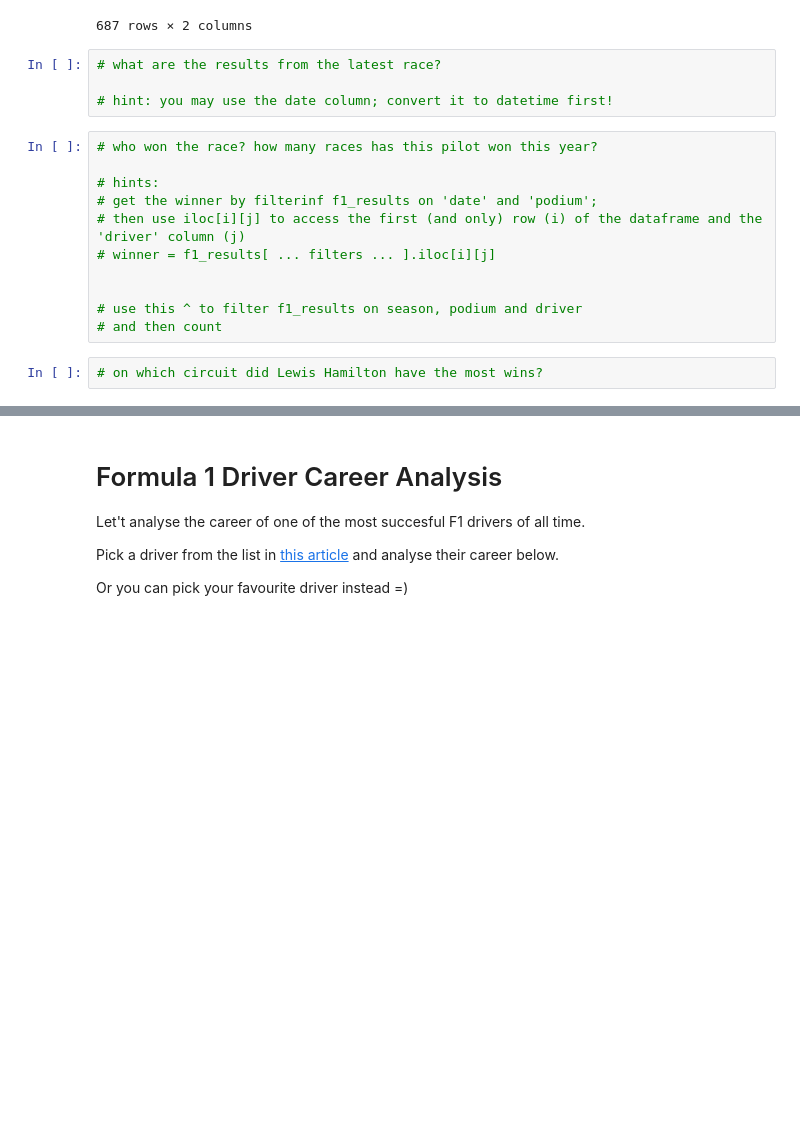
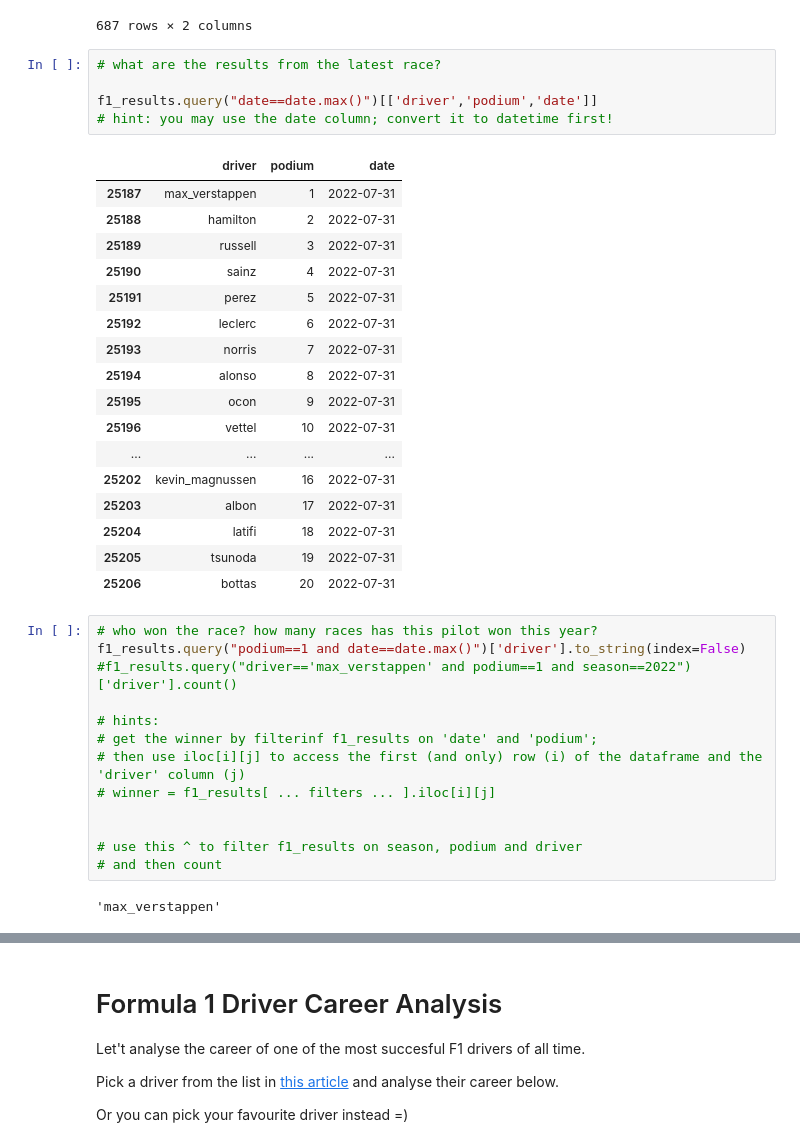
Before and after one commit to SoniaErdei/bootcamp, a Jupyter notebook: 2022/python_workshop/notebooks/08_pandas.ipynb, the cells around one changed output, grey strips where cells are left out. Cells and saved outputs as stored; diff of their text form; blank space fills up the shorter version.

```diff
--- a/2022/python_workshop/notebooks/08_pandas.ipynb
+++ b/2022/python_workshop/notebooks/08_pandas.ipynb
@@ -868,9 +868,30 @@ f1_results.query("nationality=='Austrian'")[['driver','nationality']]
 # %%
 # what are the results from the latest race?
 
+f1_results.query("date==date.max()")[['driver','podium','date']]
 # hint: you may use the date column; convert it to datetime first!
+# %% [output]
+|  | driver | podium | date |
+| 25187 | max_verstappen | 1 | 2022-07-31 |
+| 25188 | hamilton | 2 | 2022-07-31 |
+| 25189 | russell | 3 | 2022-07-31 |
+| 25190 | sainz | 4 | 2022-07-31 |
+| 25191 | perez | 5 | 2022-07-31 |
+| 25192 | leclerc | 6 | 2022-07-31 |
+| 25193 | norris | 7 | 2022-07-31 |
+| 25194 | alonso | 8 | 2022-07-31 |
+| 25195 | ocon | 9 | 2022-07-31 |
+| 25196 | vettel | 10 | 2022-07-31 |
+| ... | ... | ... | ... |
+| 25202 | kevin_magnussen | 16 | 2022-07-31 |
+| 25203 | albon | 17 | 2022-07-31 |
+| 25204 | latifi | 18 | 2022-07-31 |
+| 25205 | tsunoda | 19 | 2022-07-31 |
+| 25206 | bottas | 20 | 2022-07-31 |
 # %%
 # who won the race? how many races has this pilot won this year?
+f1_results.query("podium==1 and date==date.max()")['driver'].to_string(index=False)
+#f1_results.query("driver=='max_verstappen' and podium==1 and season==2022")['driver'].count()
 
 # hints:
 # get the winner by filterinf f1_results on 'date' and 'podium';
@@ -880,5 +901,5 @@ f1_results.query("nationality=='Austrian'")[['driver','nationality']]
 
 # use this ^ to filter f1_results on season, podium and driver
 # and then count
+# %% [output]
+'max_verstappen'
-# %%
-# on which circuit did Lewis Hamilton have the most wins?
```
Also changed, not shown: parts of 14 cells of this notebook.
